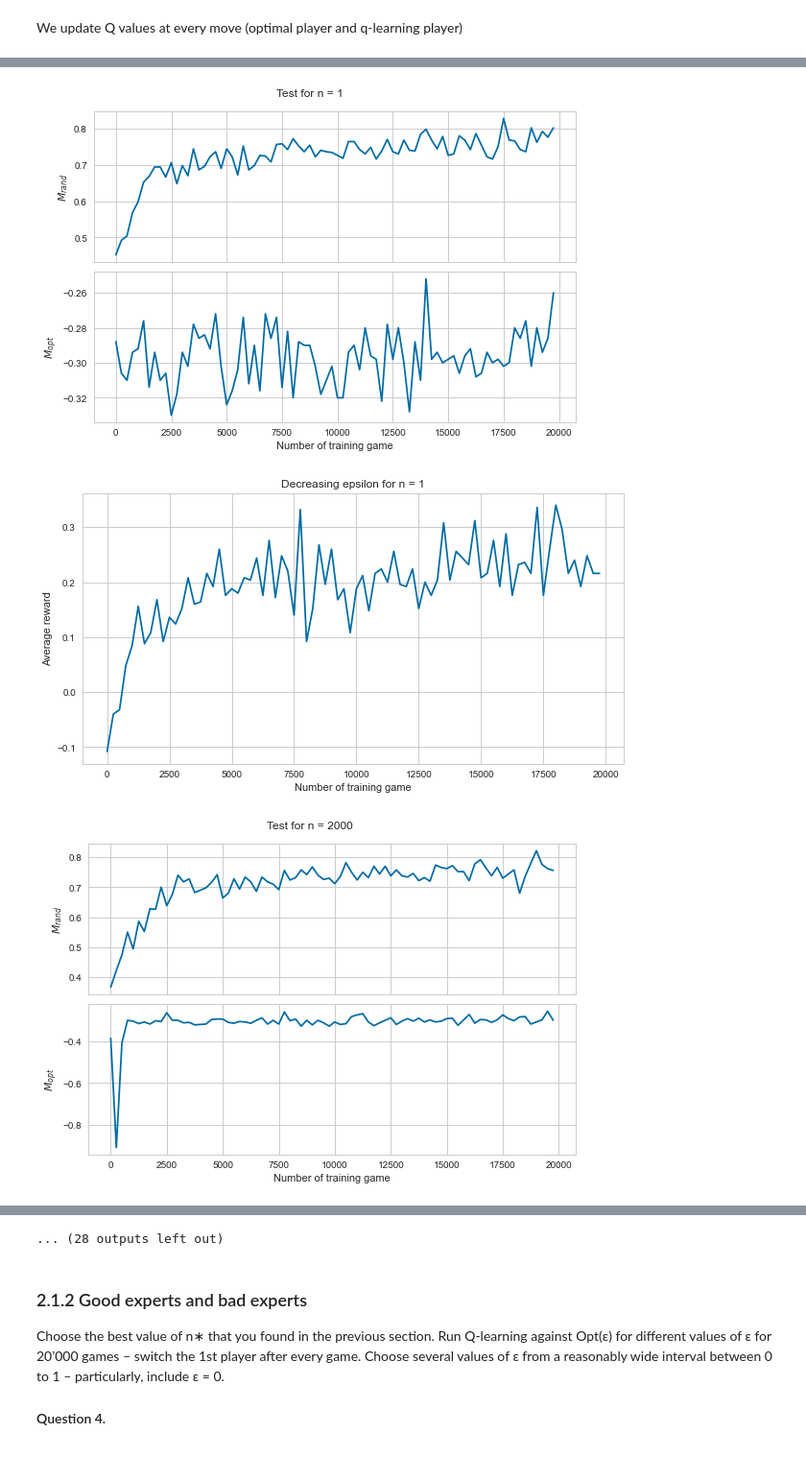
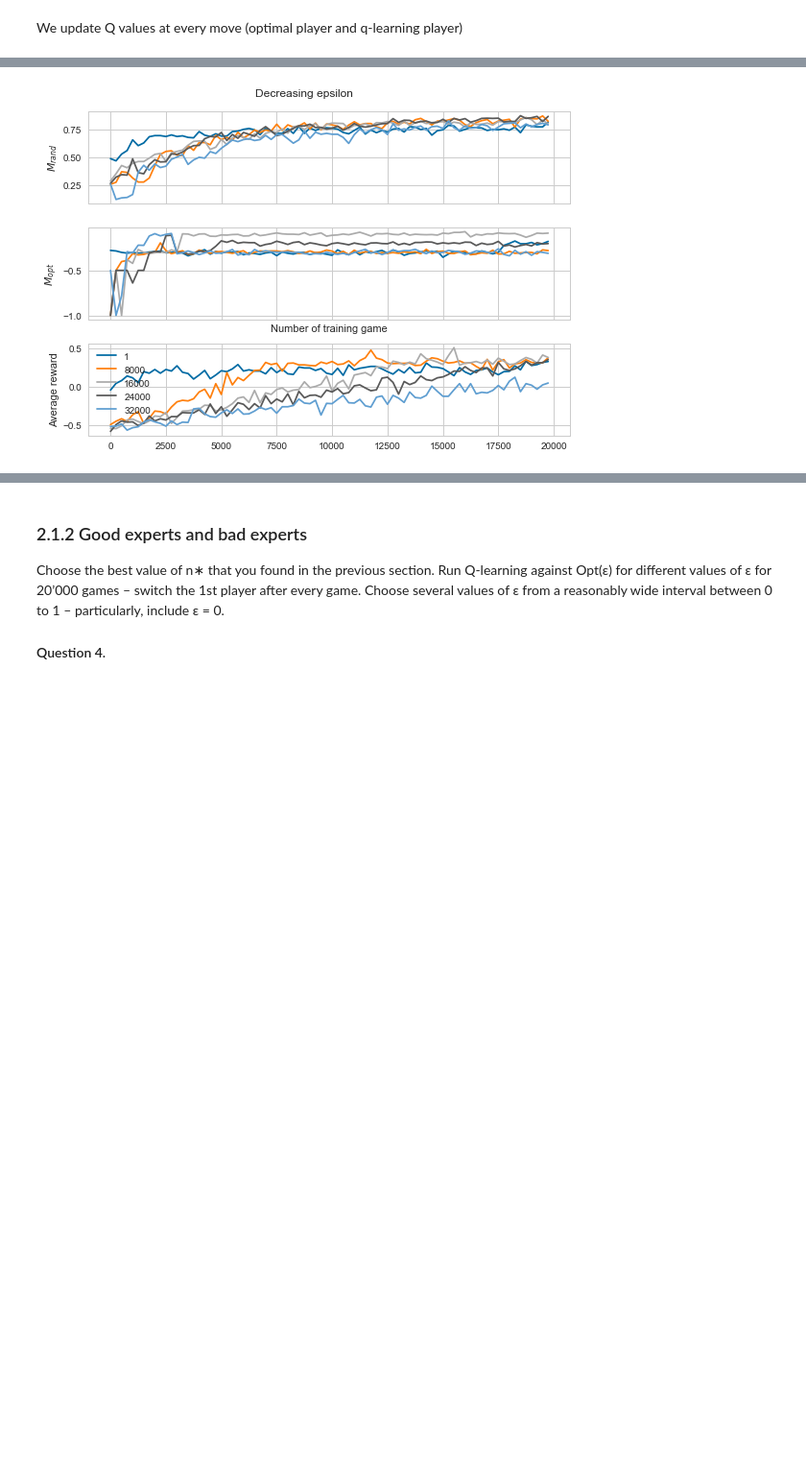
Before and after one commit to Gianniii/CS-456-Artificial-Neural-Network-Miniproject, a Jupyter notebook: tic_tac_toe.ipynb, the cells around one changed output, grey strips where cells are left out. Shown at 96% size. Cells and saved outputs as stored; diff of their text form; code cells hidden in the pictures; blank space fills up the shorter version.

```diff
--- a/tic_tac_toe.ipynb
+++ b/tic_tac_toe.ipynb
@@ -312,35 +317,31 @@ Plot average reward for every 250 games during training. Does decreasing ε help
 # %%
 env = TictactoeEnv()
-for n in np.linspace(1, 40000, 20, endpoint=False).astype(int):
-    Q, episode_lengths, episode_rewards, Mrands, Mopts = q_learning(env, 20000,
-                                    evaluate_M_values=True, decreasing_eps=True, n_star=n)
-    avg_idx = np.arange(20000 // 250)
-    avg_rewards = [np.mean(episode_rewards[250 * i: 250 * (i + 1)]) for i in avg_idx]
-    avg_x = [i * 250 for i in avg_idx]
-    x = [i * 250 for i in range(len(Mrands))]
 
-    plt.style.use('seaborn-whitegrid')
-    fig, ax = plt.subplots(nrows=2, sharex=True)
-    with plt.style.context('seaborn-whitegrid'):
-        plt.suptitle(f"Test for n = {n}")
+plt.style.use('seaborn-whitegrid')
+fig, ax = plt.subplots(nrows=3, sharex=True)
+with plt.style.context('seaborn-whitegrid'):
+    plt.suptitle(f"Decreasing epsilon")
+    for n in np.linspace(1, 40000, 5, endpoint=False).astype(int):
+        Q, episode_lengths, episode_rewards, Mrands, Mopts = q_learning(env, 20000,
+                                        evaluate_M_values=True, decreasing_eps=True, n_star=n)
+        x = [i * 250 for i in range(len(Mrands))]
+        avg_idx = np.arange(20000 // 250)
+        avg_x = [i * 250 for i in avg_idx]
+        avg_rewards = [np.mean(episode_rewards[250 * i: 250 * (i + 1)]) for i in avg_idx]
+
         ax[0].plot(x, Mrands)
         ax[1].plot(x, Mopts)
+        ax[2].plot(avg_x, avg_rewards, label=n)
 
-        ax[1].set_xlabel('Number of training game')
-        ax[0].set_ylabel(r'$M_{rand}$')
-        ax[1].set_ylabel(r'$M_{opt}$')
-        plt.tight_layout()
-        plt.savefig(f"./Mopt_Mrand_{n}.png")
-        plt.show()
 
-        plt.figure(figsize=(8, 4))
-        plt.title(f"Decreasing epsilon for n = {n}")
-        plt.plot(avg_x, avg_rewards)
-        plt.xlabel('Number of training game')
-        plt.ylabel("Average reward")
-        plt.savefig(f"./average_reward_{n}.png")
-        plt.show()
+    ax[1].set_xlabel('Number of training game')
+    ax[0].set_ylabel(r'$M_{rand}$')
+    ax[1].set_ylabel(r'$M_{opt}$')
+    ax[2].set_ylabel("Average reward")
+
+    plt.legend()
+    plt.tight_layout()
+    plt.savefig(f"./Mopt_Mrand.png")
+    plt.show()
 # %% [output]
-[figure, old version]
+[figure, new version]
-[figure, removed]
-[figure, removed]
@@ -356,4 +348,3 @@ for n in np.linspace(1, 40000, 20, endpoint=False).astype(int):
-... (28 outputs left out)
 # %% [markdown]
 ### 2.1.2 Good experts and bad experts
 Choose the best value of n∗ that you found in the previous section. Run Q-learning against Opt(ε) for different values of ε for 20’000 games – switch the 1st player after every game. Choose several values of ε from a reasonably wide interval between 0 to 1 – particularly, include ε = 0.
```
Also changed, not shown: parts of 55 cells of this notebook, 6 other files.
